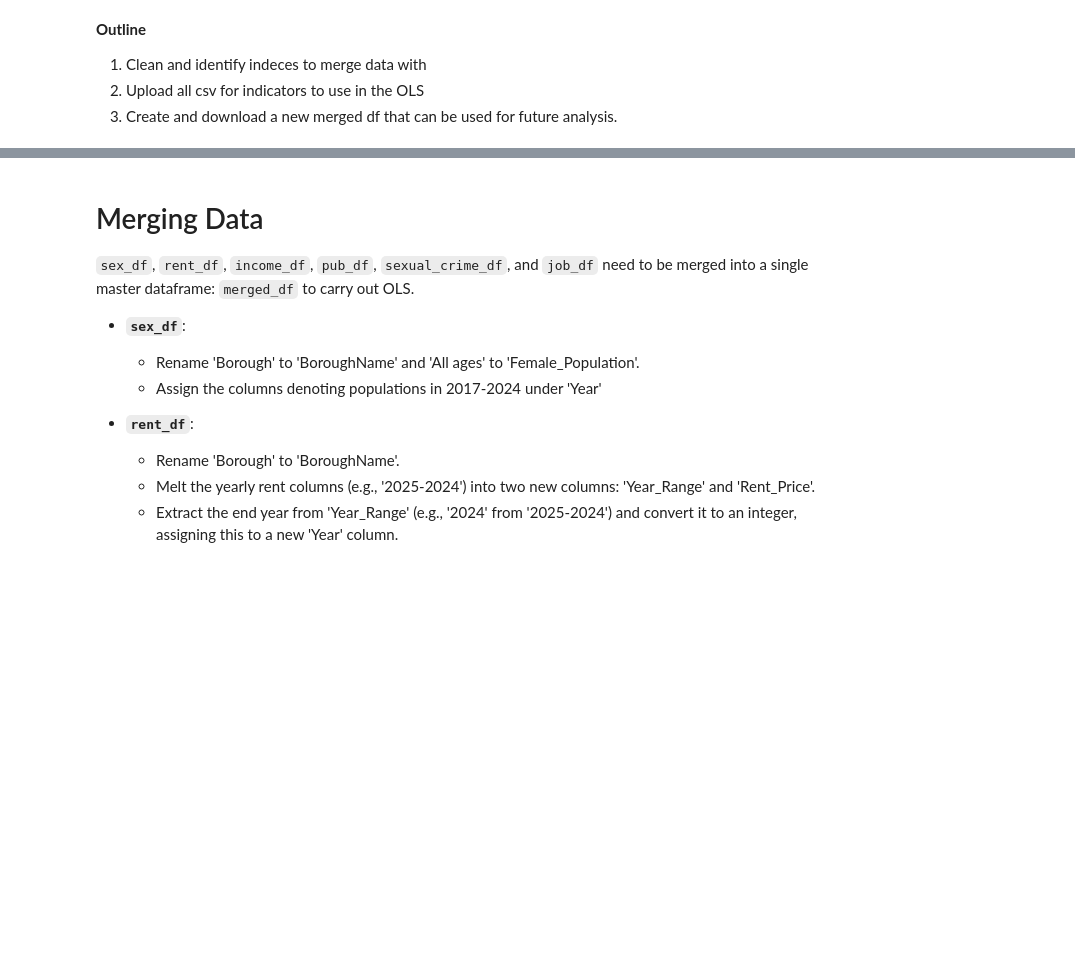
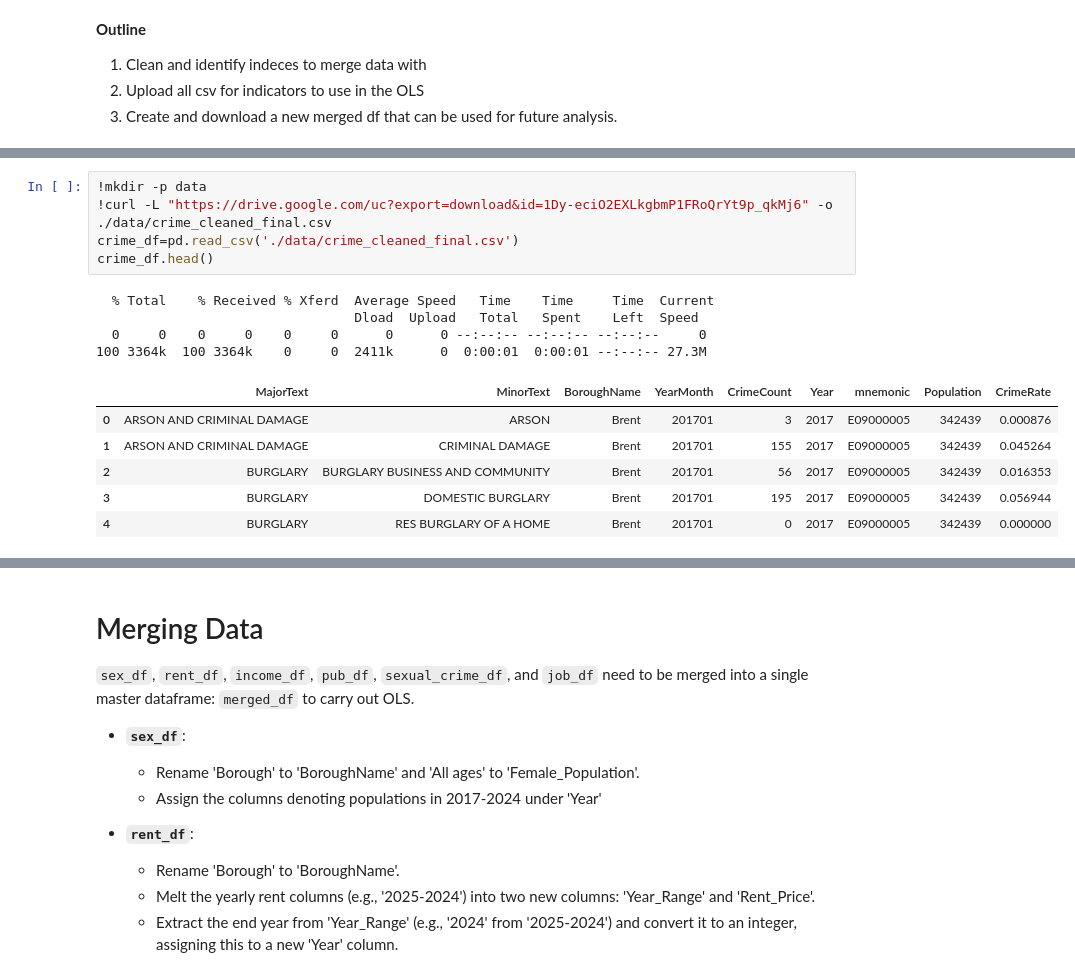
Before and after one commit to greypen2006/Final_Project, a Jupyter notebook: N3. Merge.ipynb, the cells around one changed output, grey strips where cells are left out. Saved outputs shown, nothing was run; the diff lists cells and outputs as text; blank space fills up the shorter version.

```diff
--- a/N3. Merge.ipynb
+++ b/N3. Merge.ipynb
@@ -55 +100,17 @@ crime_df.head()
+# %%
+!mkdir -p data
+!curl -L "https://drive.google.com/uc?export=download&id=1Dy-eciO2EXLkgbmP1FRoQrYt9p_qkMj6" -o ./data/crime_cleaned_final.csv
+crime_df=pd.read_csv('./data/crime_cleaned_final.csv')
+crime_df.head()
+# %% [output]
+  % Total    % Received % Xferd  Average Speed   Time    Time     Time  Current
+                                 Dload  Upload   Total   Spent    Left  Speed
+  0     0    0     0    0     0      0      0 --:--:-- --:--:-- --:--:--     0
+100 3364k  100 3364k    0     0  2411k      0  0:00:01  0:00:01 --:--:-- 27.3M
+|  | MajorText | MinorText | BoroughName | YearMonth | CrimeCount | Year | mnemonic | Population | CrimeRate |
+| 0 | ARSON AND CRIMINAL DAMAGE | ARSON | Brent | 201701 | 3 | 2017 | E09000005 | 342439 | 0.000876 |
+| 1 | ARSON AND CRIMINAL DAMAGE | CRIMINAL DAMAGE | Brent | 201701 | 155 | 2017 | E09000005 | 342439 | 0.045264 |
+| 2 | BURGLARY | BURGLARY BUSINESS AND COMMUNITY | Brent | 201701 | 56 | 2017 | E09000005 | 342439 | 0.016353 |
+| 3 | BURGLARY | DOMESTIC BURGLARY | Brent | 201701 | 195 | 2017 | E09000005 | 342439 | 0.056944 |
+| 4 | BURGLARY | RES BURGLARY OF A HOME | Brent | 201701 | 0 | 2017 | E09000005 | 342439 | 0.000000 |
 # %%
```
Also changed, not shown: parts of 14 cells of this notebook.
